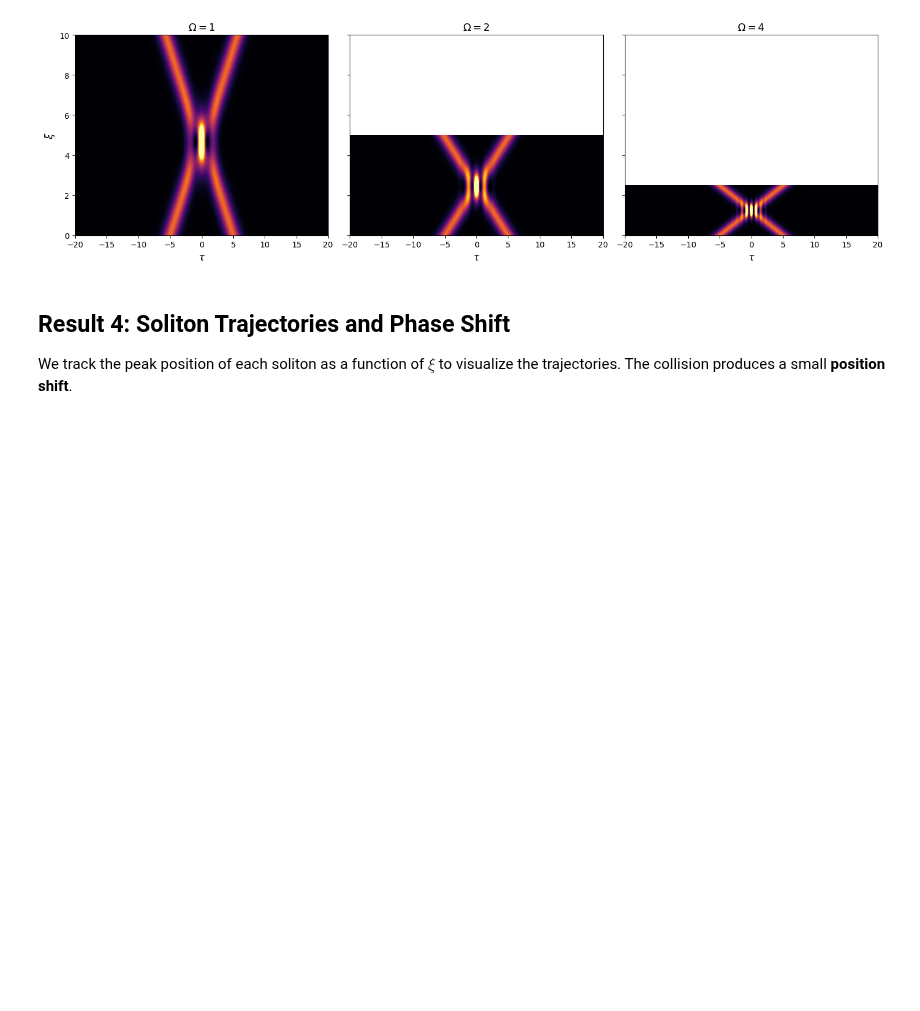
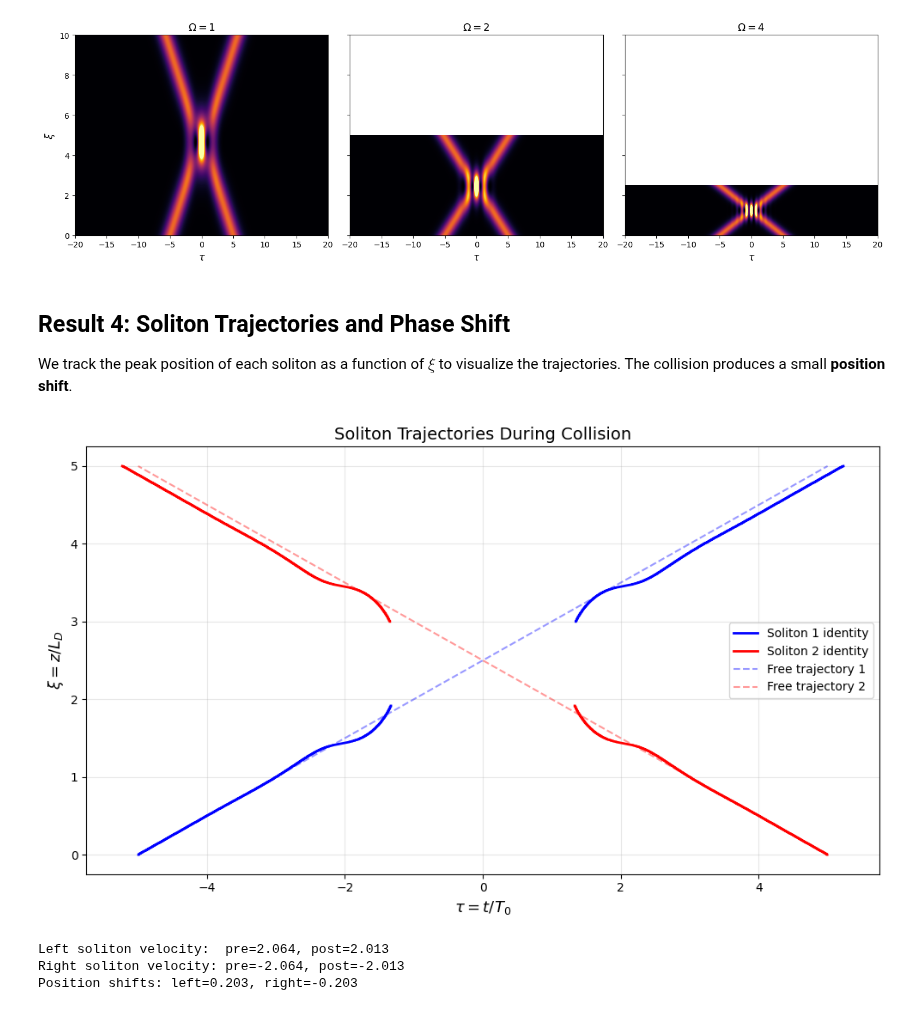
Before and after one commit to abbas-ahmad-cowlar/split-step-fourier-nlse, a Jupyter notebook: notebooks/05_advanced.ipynb, the cells around one changed output. Saved outputs shown, nothing was run; the diff lists cells and outputs as text; code cells hidden in the pictures; blank space fills up the shorter version.

Commit message:
Save 05 advanced figure output

```diff
--- a/notebooks/05_advanced.ipynb
+++ b/notebooks/05_advanced.ipynb
@@ -346,3 +346,37 @@ Omega=4: peak err=0.01%, width err=0.01%, shape err=0.54%, velocity err=0.074
 
 We track the peak position of each soliton as a function of $\xi$ to visualize the
 trajectories. The collision produces a small **position shift**.
+# %%
+sol1_pos = collision_metrics["centers_left"]
+sol2_pos = collision_metrics["centers_right"]
+
+fig, ax = plt.subplots(figsize=(10, 6))
+ax.plot(sol1_pos, xi_arr, 'b-', linewidth=2, label='Soliton 1 identity')
+ax.plot(sol2_pos, xi_arr, 'r-', linewidth=2, label='Soliton 2 identity')
+
+xi_plot = np.linspace(0, xi_max, 100)
+ax.plot(tau_1 + s * Omega_1 * xi_plot, xi_plot, 'b--', alpha=0.4,
+        label='Free trajectory 1')
+ax.plot(tau_2 + s * Omega_2 * xi_plot, xi_plot, 'r--', alpha=0.4,
+        label='Free trajectory 2')
+
+ax.set_xlabel(r'$\tau = t/T_0$', fontsize=13)
+ax.set_ylabel(r'$\xi = z/L_D$', fontsize=13)
+ax.set_title('Soliton Trajectories During Collision', fontsize=14)
+ax.legend(fontsize=10)
+ax.grid(True, alpha=0.3)
+fig.tight_layout()
+save_figure(fig, FIG_DIR / "nb05_trajectories.png")
+plt.show()
+
+print(f"Left soliton velocity:  pre={collision_metrics['v_left_pre']:.3f}, "
+      f"post={collision_metrics['v_left_post']:.3f}")
+print(f"Right soliton velocity: pre={collision_metrics['v_right_pre']:.3f}, "
+      f"post={collision_metrics['v_right_post']:.3f}")
+print(f"Position shifts: left={collision_metrics['position_shift_left']:.3f}, "
+      f"right={collision_metrics['position_shift_right']:.3f}")
+# %% [output]
+[figure, added]
+Left soliton velocity:  pre=2.064, post=2.013
+Right soliton velocity: pre=-2.064, post=-2.013
+Position shifts: left=0.203, right=-0.203
```
